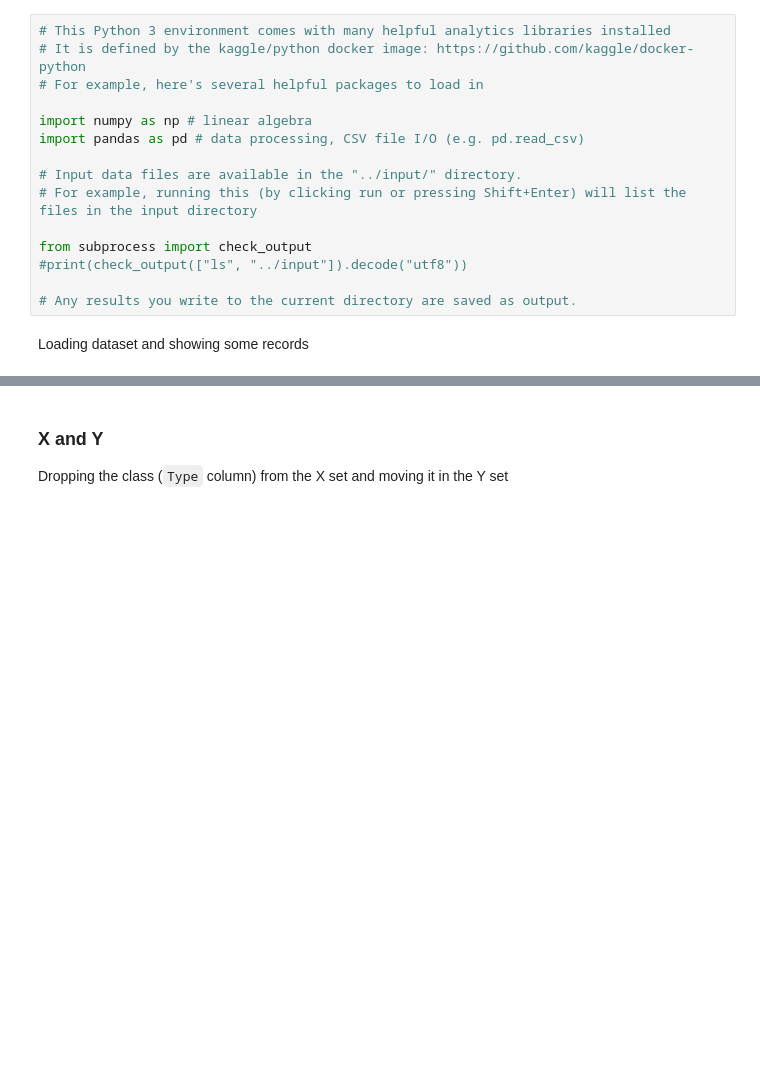
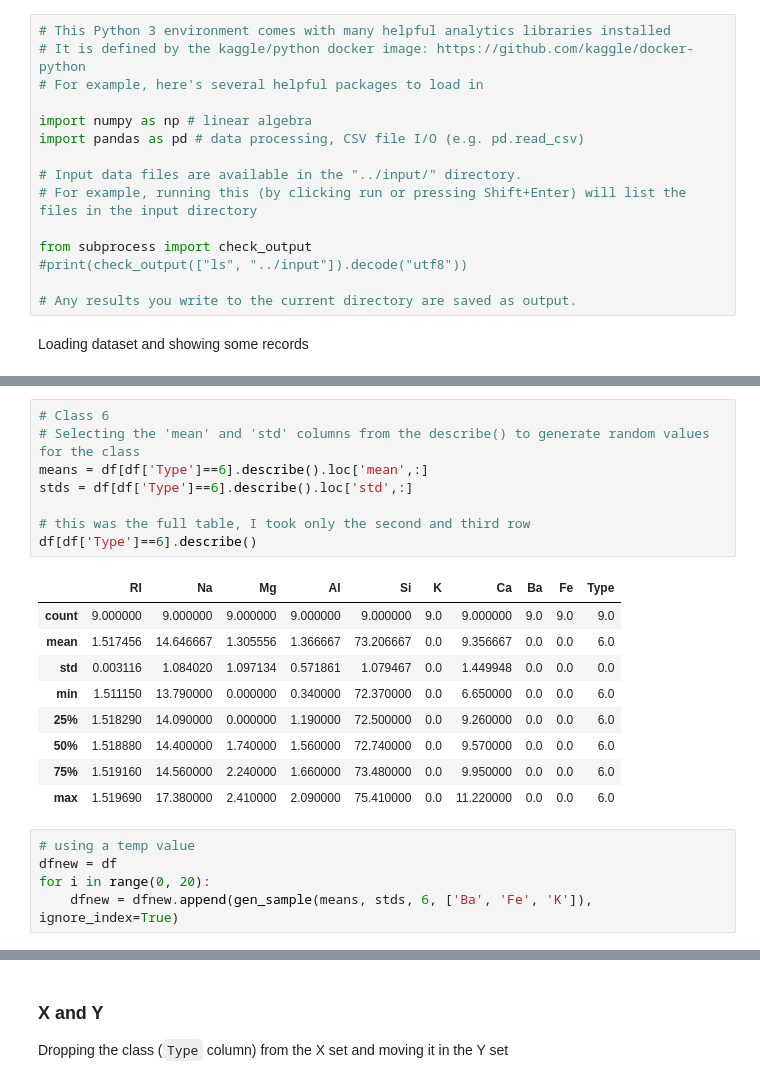
Before and after one commit to ddmng/jupyter-test, a Jupyter notebook: glass/glass.ipynb, the cells around one changed output, grey strips where cells are left out. Cells and saved outputs as stored; diff of their text form; blank space fills up the shorter version.

```diff
--- a/glass/glass.ipynb
+++ b/glass/glass.ipynb
@@ -58,0 +120,23 @@ df.sample(5)
+# %%
+# Class 6
+# Selecting the 'mean' and 'std' columns from the describe() to generate random values for the class
+means = df[df['Type']==6].describe().loc['mean',:]
+stds = df[df['Type']==6].describe().loc['std',:]
+
+# this was the full table, I took only the second and third row
+df[df['Type']==6].describe()
+# %% [output]
+|  | RI | Na | Mg | Al | Si | K | Ca | Ba | Fe | Type |
+| count | 9.000000 | 9.000000 | 9.000000 | 9.000000 | 9.000000 | 9.0 | 9.000000 | 9.0 | 9.0 | 9.0 |
+| mean | 1.517456 | 14.646667 | 1.305556 | 1.366667 | 73.206667 | 0.0 | 9.356667 | 0.0 | 0.0 | 6.0 |
+| std | 0.003116 | 1.084020 | 1.097134 | 0.571861 | 1.079467 | 0.0 | 1.449948 | 0.0 | 0.0 | 0.0 |
+| min | 1.511150 | 13.790000 | 0.000000 | 0.340000 | 72.370000 | 0.0 | 6.650000 | 0.0 | 0.0 | 6.0 |
+| 25% | 1.518290 | 14.090000 | 0.000000 | 1.190000 | 72.500000 | 0.0 | 9.260000 | 0.0 | 0.0 | 6.0 |
+| 50% | 1.518880 | 14.400000 | 1.740000 | 1.560000 | 72.740000 | 0.0 | 9.570000 | 0.0 | 0.0 | 6.0 |
+| 75% | 1.519160 | 14.560000 | 2.240000 | 1.660000 | 73.480000 | 0.0 | 9.950000 | 0.0 | 0.0 | 6.0 |
+| max | 1.519690 | 17.380000 | 2.410000 | 2.090000 | 75.410000 | 0.0 | 11.220000 | 0.0 | 0.0 | 6.0 |
+# %%
+# using a temp value
+dfnew = df
+for i in range(0, 20):
+    dfnew = dfnew.append(gen_sample(means, stds, 6, ['Ba', 'Fe', 'K']), ignore_index=True)
```
Also changed, not shown: parts of 30 cells of this notebook, 1 other file.
